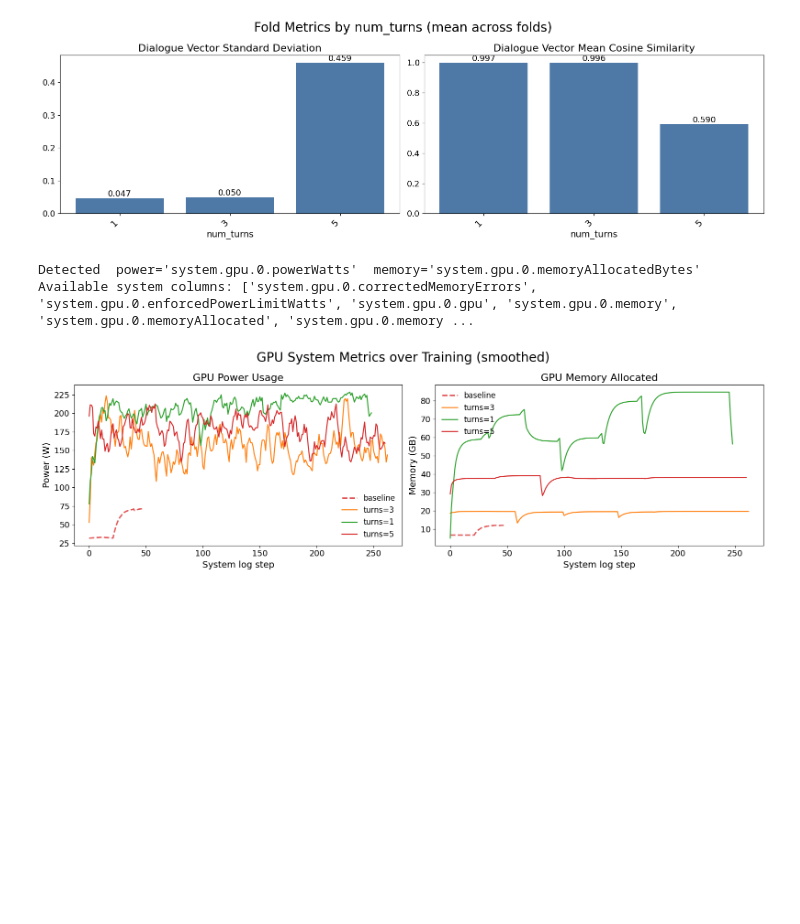
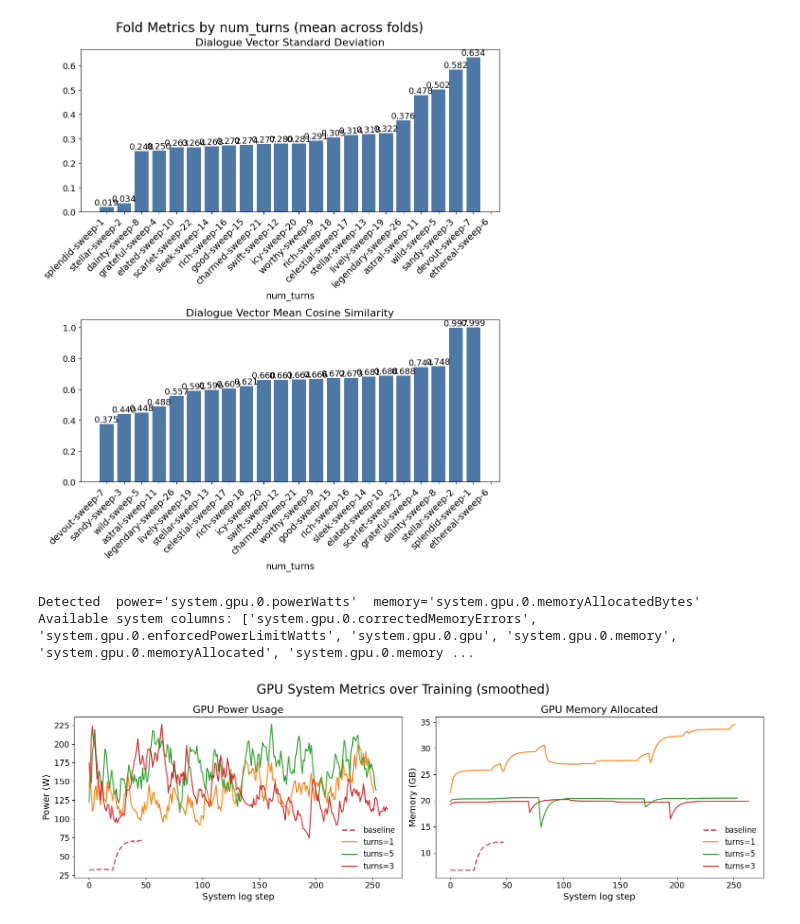
Before and after one commit to JackMclaughlin424/ms-capstone-TTS-natlang-styleprompts, a Jupyter notebook: src/style-prompt-generator/results_visual.ipynb, the cells around one changed output. Drawn from its saved outputs; the diff is of its cells as text; code cells hidden in the pictures; blank space fills up the shorter version.

```diff
--- a/src/style-prompt-generator/results_visual.ipynb
+++ b/src/style-prompt-generator/results_visual.ipynb
@@ -12,7 +12,7 @@ api = wandb.Api()
 
 # --- Specify your targets ---
 SINGLE_RUN_PATH = "jdm8943-rochester-institute-of-technology/style-prompt-gen/qyen2rjq"   # entity/project/run_id
-SWEEP_PATH      = "jdm8943-rochester-institute-of-technology/sweep-style-prompt-gen/nnsv2san" # entity/project/sweep_id
+SWEEP_PATH      = "jdm8943-rochester-institute-of-technology/sweep-style-prompt-gen/ls47adhf" # entity/project/sweep_id
 
 
 #  Baseline single run
@@ -34,9 +34,11 @@ for sweep_run in sweep.runs:
         for m in fold_metrics:
             v = run.summary.get(f"fold_{k}/{m}")
             if v is not None:
-                fold_metrics[m].append(v)
+                fold_metrics[m].append(float(v))
+
 
     sweep_rows.append({
+        "run_name":               run.name,
         "num_turns":              run.config.get("num_turns"),
         "meteor":                 run.summary.get("test/meteor"),
         "bertscore_f1":           run.summary.get("test/bertscore_f1"),
@@ -46,6 +48,7 @@ for sweep_run in sweep.runs:
 
 
 
+
 sweep_df = pd.DataFrame(sweep_rows).sort_values("num_turns").reset_index(drop=True)
 print(sweep_df)
 # %% [output]
@@ -105,35 +119,42 @@ plt.show()
 # %%
 import numpy as np
 
-fig, axes = plt.subplots(1, 2, figsize=(16, 5))
+fig, axes = plt.subplots(2, 1, figsize=(10, 12))
+
 fig.suptitle("Fold Metrics by num_turns (mean across folds)", fontsize=20)
 
 fold_metrics_cfg = [
     ("fold_vec_std",         "Dialogue Vector Standard Deviation"),
     ("fold_mean_cosine_sim", "Dialogue Vector Mean Cosine Similarity"),
 ]
 
 for ax, (col, title) in zip(axes, fold_metrics_cfg):
-    means = [np.mean(vals) if vals else float("nan") for vals in sweep_df[col]]
-    labels = [str(t) for t in sweep_df["num_turns"]]
+    means = [np.mean([float(v) for v in vals]) if vals else float("nan") for vals in sweep_df[col]]
+    labels = [str(t) for t in sweep_df["run_name"]]
+
+    order = sorted(range(len(means)), key=lambda i: means[i] if not np.isnan(means[i]) else float("inf"))
+    means = [means[i] for i in order]
+    labels = [labels[i] for i in order]
+
+
 
     bars = ax.bar(range(len(labels)), means, color=SWEEP_COLOR)
     ax.set_xticks(range(len(labels)))
     ax.set_xticklabels(labels, rotation=45, ha="right", fontsize=14)
     ax.set_xlabel("num_turns", fontsize=14)
     ax.set_title(title, fontsize=16)
     ax.tick_params(axis="y", labelsize=13)
 
     for bar, v in zip(bars, means):
         if not np.isnan(v):
             ax.text(bar.get_x() + bar.get_width() / 2, bar.get_height(),
                     f"{v:.3f}", ha="center", va="bottom", fontsize=13)
 
 plt.tight_layout()
 plt.savefig("fold_metrics.png", dpi=150, bbox_inches="tight")
 plt.show()
 # %% [output]
-[figure, old version]
+[figure, new version]
 # %%
 import numpy as np
 
@@ -211,4 +232,4 @@ plt.show()
 # %% [output]
 Detected  power='system.gpu.0.powerWatts'  memory='system.gpu.0.memoryAllocatedBytes'
 Available system columns: ['system.gpu.0.correctedMemoryErrors', 'system.gpu.0.enforcedPowerLimitWatts', 'system.gpu.0.gpu', 'system.gpu.0.memory', 'system.gpu.0.memoryAllocated', 'system.gpu.0.memory ...
-[figure, old version]
+[figure, new version]
```
Also changed, not shown: parts of 2 cells of this notebook.
